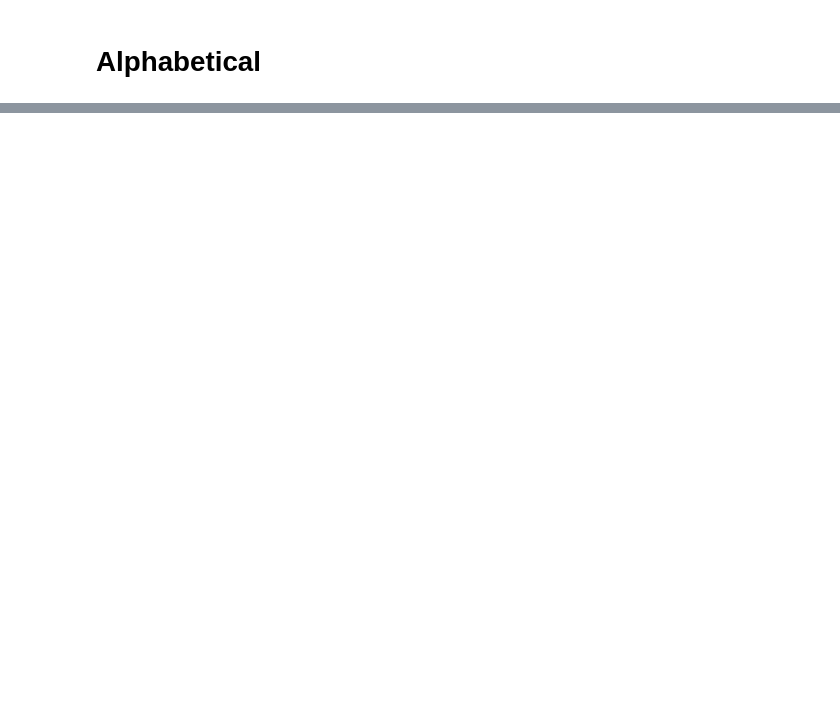
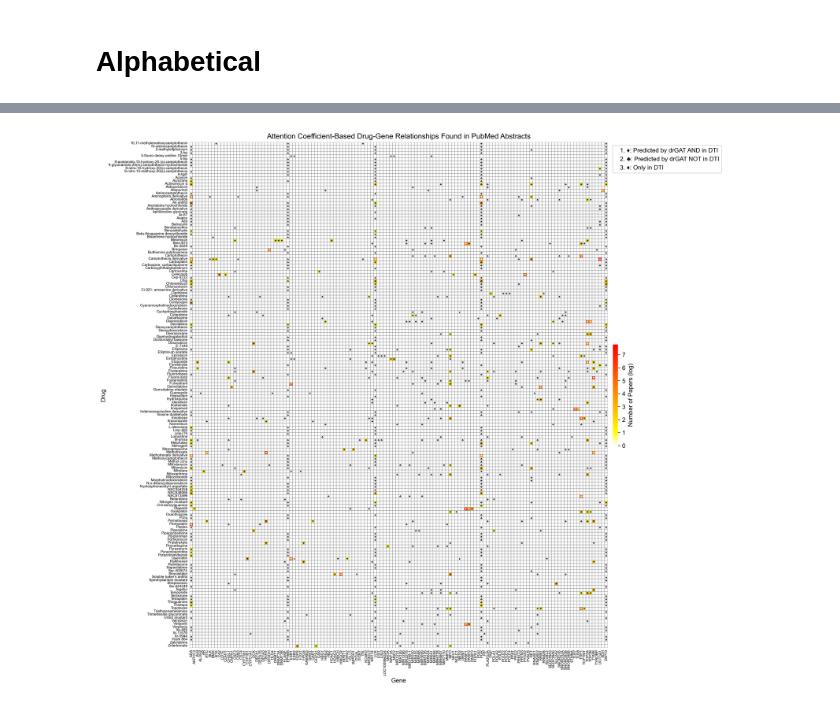
Before and after one commit to cannin/drGAT, a Jupyter notebook: Figs/Fig2.ipynb, the cells around one changed output, grey strips where cells are left out. Drawn from its saved outputs; the diff is of its cells as text; code cells hidden in the pictures; blank space fills up the shorter version.

Commit message:
update figures

```diff
--- a/Figs/Fig2.ipynb
+++ b/Figs/Fig2.ipynb
@@ -440,0 +209,16 @@ plt.show()
+# %%
+pivot_table_data = pivot_table_data.loc[idxs, cols]
+existance = existance.loc[idxs, cols]
+# %%
+name = dict(pd.read_csv('nsc_cid_smiles_class_name.csv', index_col=0)[['NSC', 'NAME']].values)
+dti = pd.read_csv('dti_drugbank.csv', index_col=0)
+dti = np.sign(dti)
+dti.index = [name[i] for i in dti.index]
+dti.index = dti.index.str.capitalize()
+dti = dti.loc[sorted(set(dti.index) & set(pivot_table_data.index)), sorted(set(dti.columns) & set(pivot_table_data.columns))]
+dti = dti.drop_duplicates()
+# %%
+t = pivot_table_data.copy()
+t = t*0
+t.loc[dti.index, dti.columns] = dti
+t
@@ -440,0 +239,2 @@ plt.show()
+# %%
+drugs, genes = get_small_size()
@@ -440,0 +272,71 @@ plt.show()
+# %%
+# Creating Heatmap without annotations (numbers)
+plt.figure(figsize=(30, 15), dpi=300)
+plt.rcParams["font.family"] = "Arial"
+plt.rcParams["pdf.fonttype"] = 42
+
+logged = np.log1p(pivot_table_data)
+
+max_val = np.max(logged)
+cmap = LinearSegmentedColormap.from_list(
+    "Custom cmap",
+    [(0, "white"), (1/max_val, "yellow"), (1, "red")],
+    N=256
+)
+
+# heatmap を描画
+ax = sns.heatmap(
+    logged,
+    annot=comparison_matrix,
+    fmt="",
+    cmap=cmap,
+    square=True,
+    linewidths=0.1,
+    cbar_kws={"label": "Number of Papers (log)", "shrink": 0.2, "pad": 0.005},
+    linecolor="gray",
+    annot_kws={
+        #         'color': 'black',
+        "size": 5
+    },
+)
+
+ax.set_xticks(np.arange(pivot_table_data.shape[1]))
+ax.set_yticks(np.arange(pivot_table_data.shape[0]))
+
+y_ticks_positions = [tick + 0.3 for tick in ax.get_yticks()]  # Adjust 0.3 as needed
+ax.set_yticks(y_ticks_positions)
+
+ax.set_xticklabels(pivot_table_data.columns)
+ax.set_yticklabels(pivot_table_data.index)
+
+ax.tick_params(axis="x", which="major", labelsize=6, length=0)
+ax.tick_params(axis="y", which="major", labelsize=6, length=0)
+
+# Adding a legend
+legend_elements = [
+    Patch(facecolor="none", edgecolor="none", label="1. ♦: Predicted by drGAT AND in DTI"),
+    Patch(facecolor="none", edgecolor="none", label="2. ♣: Predicted by drGAT NOT in DTI"),
+    Patch(facecolor="none", edgecolor="none", label="3. ♦: Only in DTI"),
+]
+ax.legend(
+    handles=legend_elements,
+    loc="upper right",
+    bbox_to_anchor=(1.28, 1),
+    frameon=True,
+    handlelength=0,
+    handleheight=0,
+    labelspacing=0.5,
+    fontsize=10,
+)
+
+
+plt.setp(ax.get_xticklabels(), rotation=90, ha="right", rotation_mode="anchor")
+plt.xlabel("Gene")
+plt.ylabel("Drug")
+plt.title(
+    "Attention Coefficient-Based Drug-Gene Relationships Found in PubMed Abstracts"
+)
+plt.savefig("output.pdf")
+plt.show()
+# %% [output]
+[figure, added]
```
Also changed, not shown: parts of 41 cells of this notebook, 2 other files.
